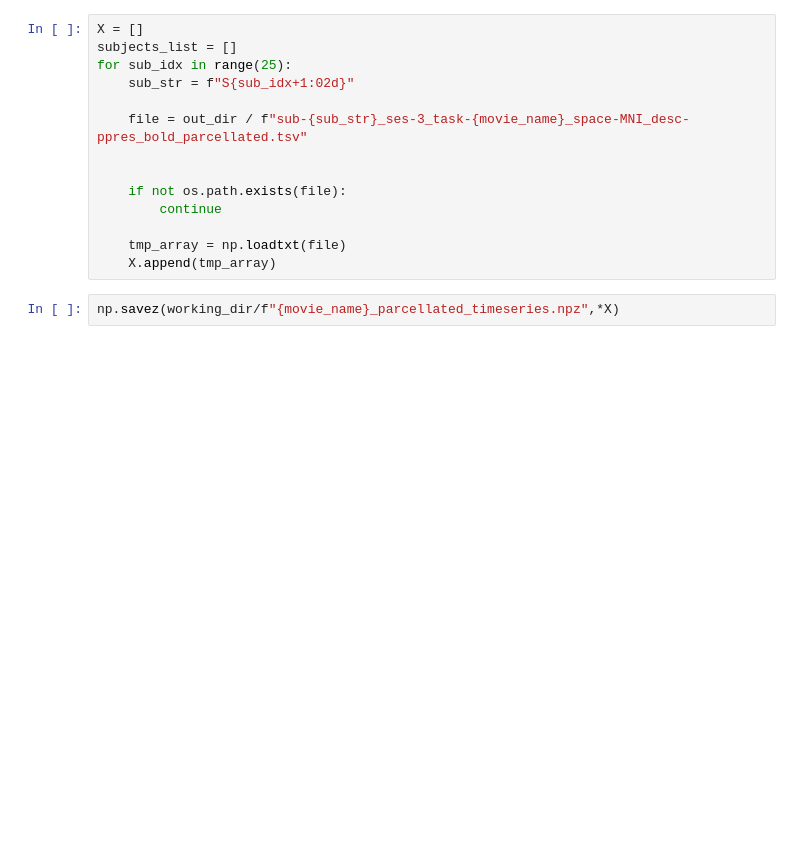
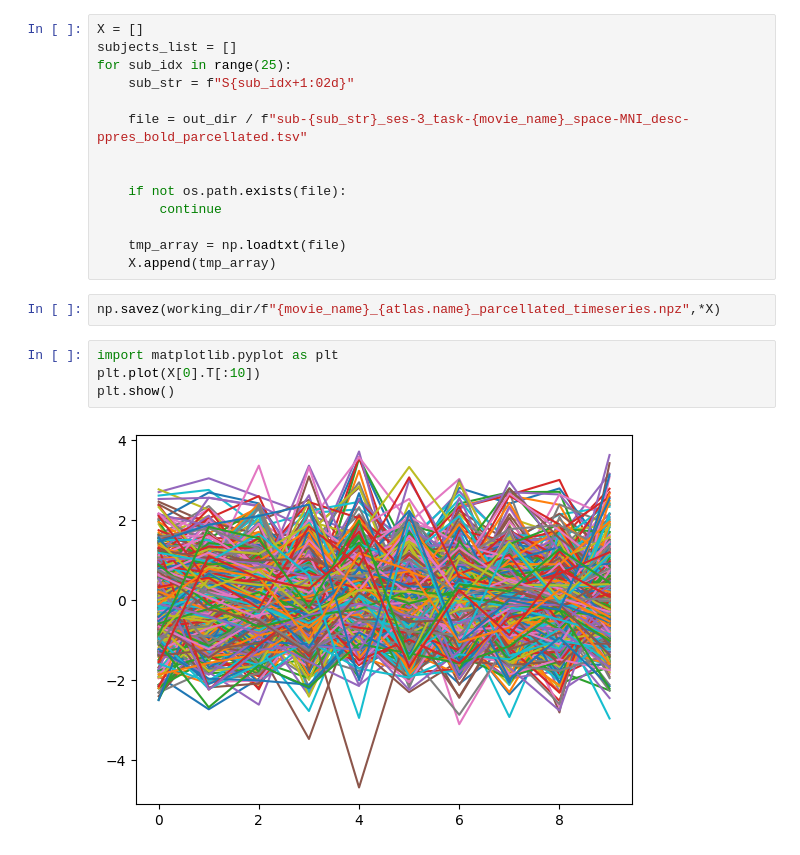
Before and after one commit to ReservoirBrains/reservoir-pipeline, a Jupyter notebook: code/preprocessing/emofilm_parcellation.ipynb, the cells around one changed output. Cells and saved outputs as stored; diff of their text form; blank space fills up the shorter version.

```diff
--- a/code/preprocessing/emofilm_parcellation.ipynb
+++ b/code/preprocessing/emofilm_parcellation.ipynb
@@ -113,4 +196,10 @@ for sub_idx in range(25):
     tmp_array = np.loadtxt(file)
     X.append(tmp_array)
 # %%
-np.savez(working_dir/f"{movie_name}_parcellated_timeseries.npz",*X)
+np.savez(working_dir/f"{movie_name}_{atlas.name}_parcellated_timeseries.npz",*X)
+# %%
+import matplotlib.pyplot as plt
+plt.plot(X[0].T[:10])
+plt.show()
+# %% [output]
+[figure, added]
```
Also changed, not shown: parts of 4 cells of this notebook.
